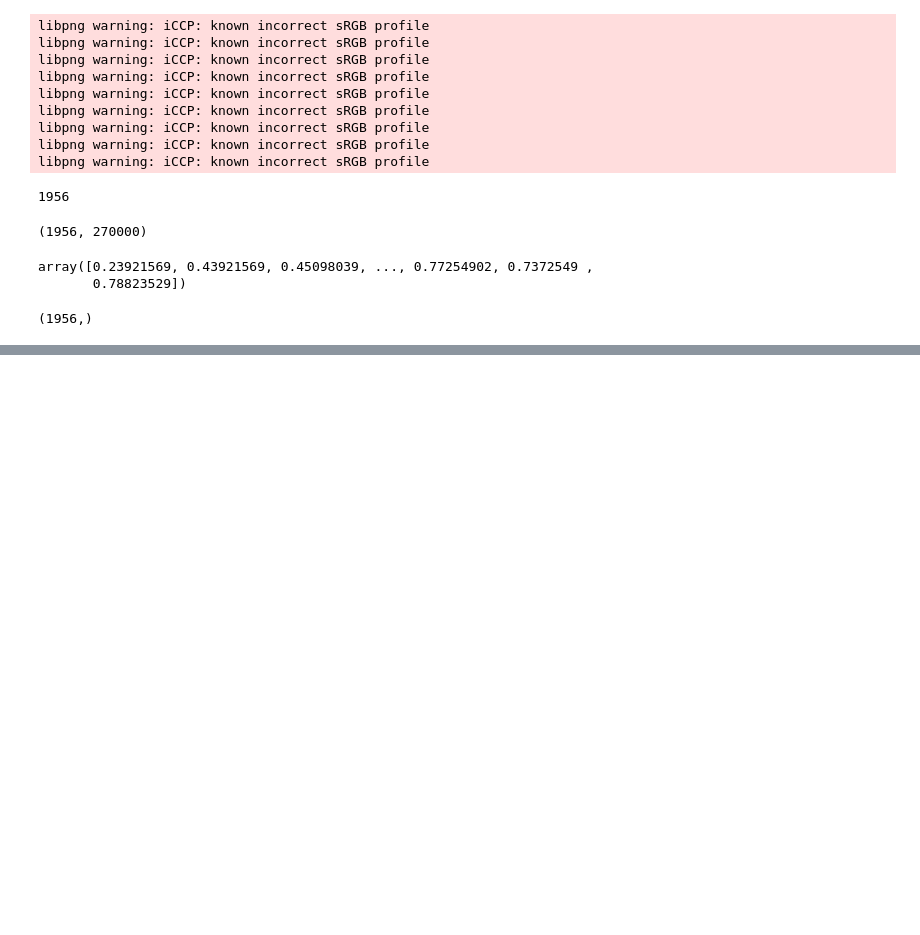
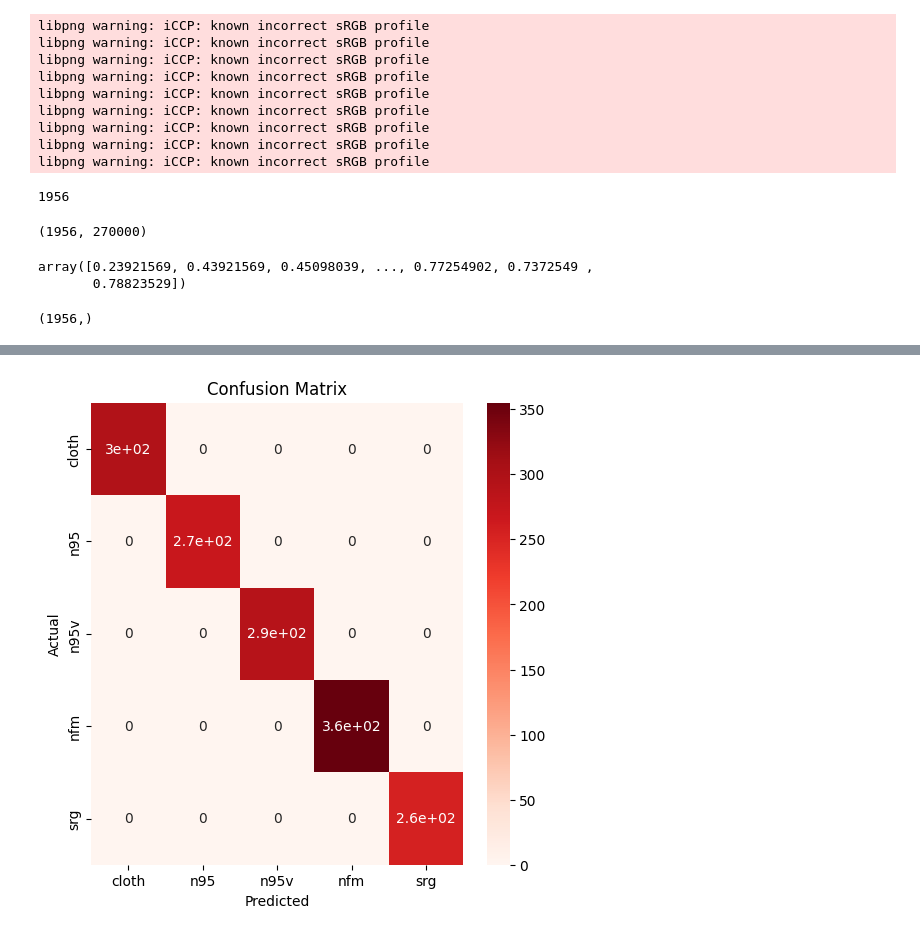
Before and after one commit to ibrahimfe/Data_Science_Project, a Jupyter notebook: face-mask-classification-with-svm.ipynb, the cells around one changed output, grey strips where cells are left out. Drawn from its saved outputs; the diff is of its cells as text; code cells hidden in the pictures; blank space fills up the shorter version.

```diff
--- a/face-mask-classification-with-svm.ipynb
+++ b/face-mask-classification-with-svm.ipynb
@@ -111,3 +146,4 @@ SVC(gamma='auto', kernel='linear')
 # %%
 y2 = svc.predict(X_test)
+y = svc.predict(X_train)
 # %%
@@ -152,0 +202,13 @@ result
+# %%
+from sklearn.metrics import confusion_matrix
+import seaborn as sns
+
+cm = confusion_matrix(y_train, y)
+plt.figure(figsize=(6, 6))
+sns.heatmap(cm, annot=True, cmap='Reds', xticklabels=['cloth', 'n95', 'n95v', 'nfm', 'srg'], yticklabels=['cloth', 'n95', 'n95v', 'nfm', 'srg'])
+plt.xlabel('Predicted')
+plt.ylabel('Actual')
+plt.title('Confusion Matrix')
+plt.show()
+# %% [output]
+[figure, added]
```
Also changed, not shown: parts of 11 cells of this notebook.
